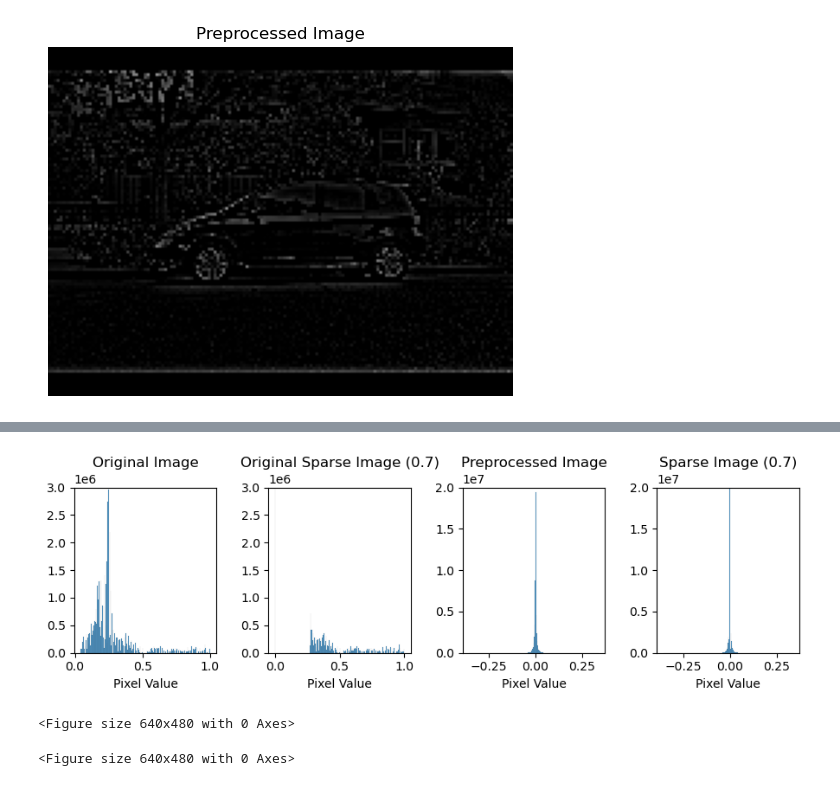
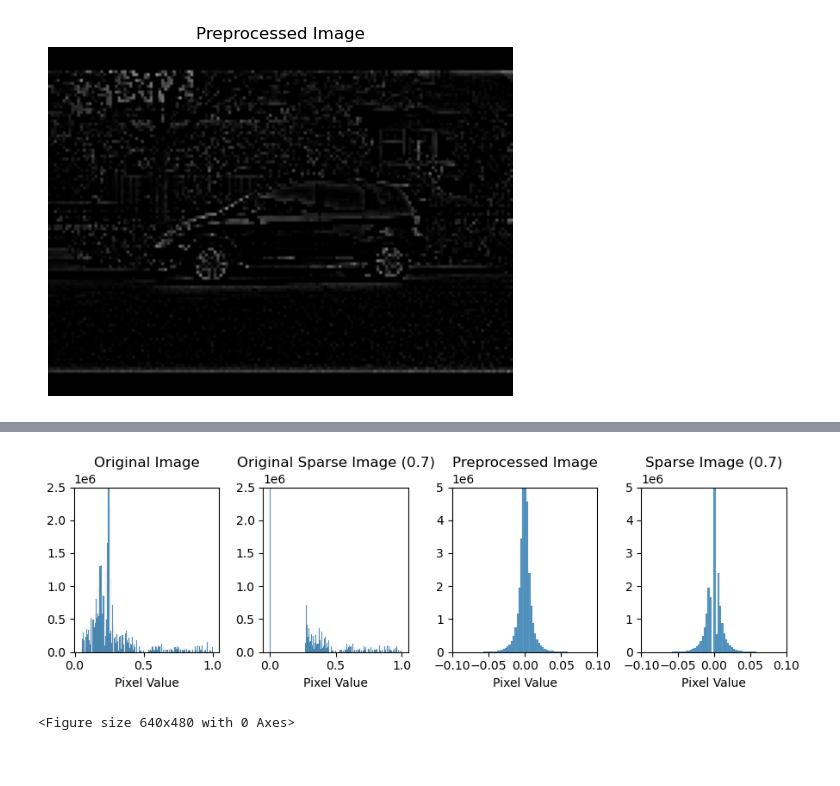
Before and after one commit to LiaNimmermann/Visualization-Notebooks, a Jupyter notebook: Processed-Images/Preprocessing-Visualization-Cleaned.ipynb, the cells around one changed output, grey strips where cells are left out. Drawn from its saved outputs; the diff is of its cells as text; code cells hidden in the pictures.

```diff
--- a/Processed-Images/Preprocessing-Visualization-Cleaned.ipynb
+++ b/Processed-Images/Preprocessing-Visualization-Cleaned.ipynb
@@ -13,6 +13,11 @@ import os
 from PIL import Image
 import torchvision.transforms as T
 import seaborn as sns
+
+# Set global font to Times New Roman
+plt.rcParams['font.family'] = 'Times New Roman'
+plt.rcParams['font.serif'] = ['Times New Roman']
+plt.rcParams['mathtext.fontset'] = 'stix'
 # %% [markdown]
 #### Save Images Methods
 # %%
@@ -109,7 +114,7 @@ def save_image_rgb(image_tensor, where, image_name, channels, savepath, single_c
     # img_norm = image_tensor / torch.max(image_tensor)
     axarr[0][0].imshow(img_norm.detach().cpu().permute(1, 2, 0))
     axarr[0][1].imshow(img_norm[0].detach().cpu(), cmap=cmap_R)
-    vutils.save_image(img_norm, "" + savepath + "/" + image_name + "-RGB.png")
+    vutils.save_image(img_norm, "" + savepath + "/" + image_name + "-RGB.pdf")
     if single_channel_images:
         mpimage.imsave("" + savepath + "/" + image_name + "-r.png", img_norm[0].detach().cpu(), cmap=cmap_R,
                    vmin=-boundary_red, vmax=boundary_red)
@@ -468,0 +602,7 @@ def plot_value_distribution(tensor_image, title="Image Value Distribution", save
+# %%
+original_image_path = "C:\\Users\\dekav\\VSC-Code\\Visualization-Notebooks\\Processed-Images\\images\\cityscapes.png"
+original = Image.open(original_image_path).convert('RGB')
+original_tensor = transform(original).unsqueeze(0).to(blur_module_rgb.conv_blur.weight.device)
+original_sparse = sparse_module_05(original_tensor)
+processed = blur_module_rgb(original_tensor, "original_cityscapes")
+sparse = sparse_module_07(processed)
@@ -483,16 +819,18 @@ original_tensor = transform(original_image).unsqueeze(0)
 
 
 # cut the original tensor top and bottom for 20% each to focus on the center part of the image
-height = original_tensor.shape[2]
-cut_top = int(height * 0.2)
-cut_bottom = int(height * 0.8)
-original_tensor = original_tensor[:, :, cut_top:cut_bottom, :]
+#height = original_tensor.shape[2]
+#cut_top = int(height * 0.2)
+#cut_bottom = int(height * 0.8)
+#original_tensor = original_tensor[:, :, cut_top:cut_bottom, :]
+
+#original_tensor = crop_image_helper(original_tensor[0]).unsqueeze(0)
 
 # plot original tensor
 plot_tensor_as_image(original_tensor[0], title="Original Image")
 
 # blur image with torch gaussian blur for better visualization of sparsity
-gaussian_blur = T.GaussianBlur(kernel_size=11, sigma=2.0)
+#gaussian_blur = T.GaussianBlur(kernel_size=11, sigma=2.0)
 #blurred_tensor = gaussian_blur(original_tensor)
 
 # save blurred image
@@ -513,37 +851,43 @@ save_image_rgb(original_sparse[0], "result", "original_sparse_image_07", 3, "Pro
 # %%
 # plot distributions of original image, original sparse, preprocessed image and sparse image with sparsity 0.7 in one row with shared y-axis
 plt.figure(figsize=(9, 3))
 plt.subplot(1, 4, 1)
 sns.histplot(original_tensor.cpu().numpy().flatten(), bins=256)
 plt.title("Original Image")
 plt.xlabel("Pixel Value")
-plt.ylim(0, 3000000)
+plt.ylim(0, 2500000)
 plt.ylabel("")
 plt.subplot(1, 4, 2)
 sns.histplot(original_sparse.cpu().numpy().flatten(), bins=256)
 plt.title("Original Sparse Image (0.7)")
 plt.xlabel("Pixel Value")
-plt.ylim(0, 3000000)
+plt.ylim(0, 2500000)
 plt.ylabel("")
 plt.subplot(1, 4, 3)
 sns.histplot(result.cpu().numpy().flatten(), bins=256)
 plt.title("Preprocessed Image")
 plt.xlabel("Pixel Value")
-plt.ylim(0, 20000000)
+plt.ylim(0, 5000000)
+plt.xlim(-0.1,0.1)
 plt.ylabel("")
 plt.subplot(1, 4, 4)
 sns.histplot(result_sparse_07.cpu().numpy().flatten(), bins=256)
 plt.title("Sparse Image (0.7)")
 plt.xlabel("Pixel Value")
-plt.ylim(0, 20000000)
+plt.ylim(0, 5000000)
+plt.xlim(-0.1,0.1)
 plt.ylabel("")
+# Reduce x-axis tick label density by keeping every other tick for all subplots
+for ax in plt.gcf().get_axes():
+    xt = ax.get_xticks()
+    if len(xt) > 1:
+        ax.set_xticks(xt[::2])
 plt.tight_layout()
 
 plt.savefig("C:\\Users\\dekav\\VSC-Code\\Visualization-Notebooks\\Figure-PDFs\\value_distribution_comparison.pdf", bbox_inches='tight')
 plt.show()
 # %% [output]
-[figure, old version]
+[figure, new version]
-<Figure size 640x480 with 0 Axes>
 # %%
 # save plot as pdf
 plt.savefig("C:\\Users\\dekav\\VSC-Code\\Visualization-Notebooks\\Figure-PDFs\\value_distributions.pdf", bbox_inches='tight')
```
Also changed, not shown: parts of 16 cells of this notebook, 35 other files.
